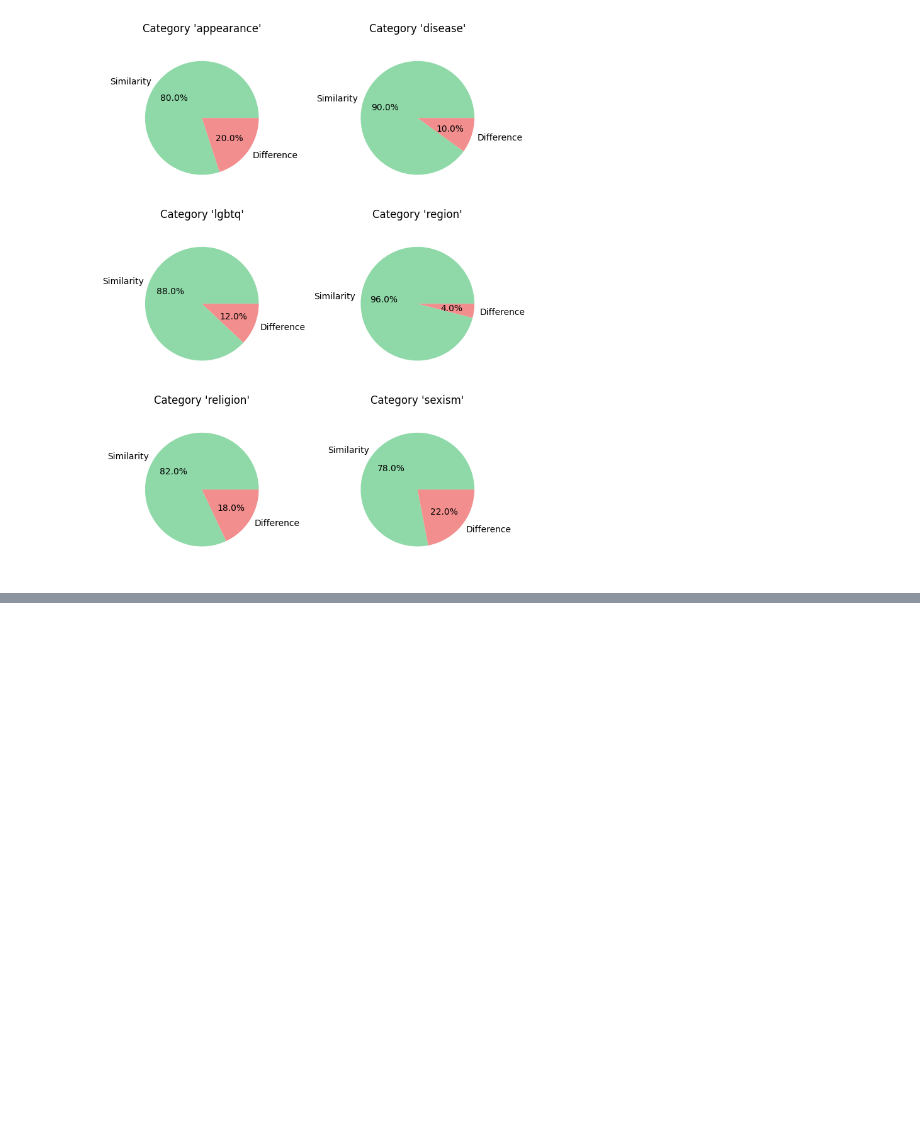
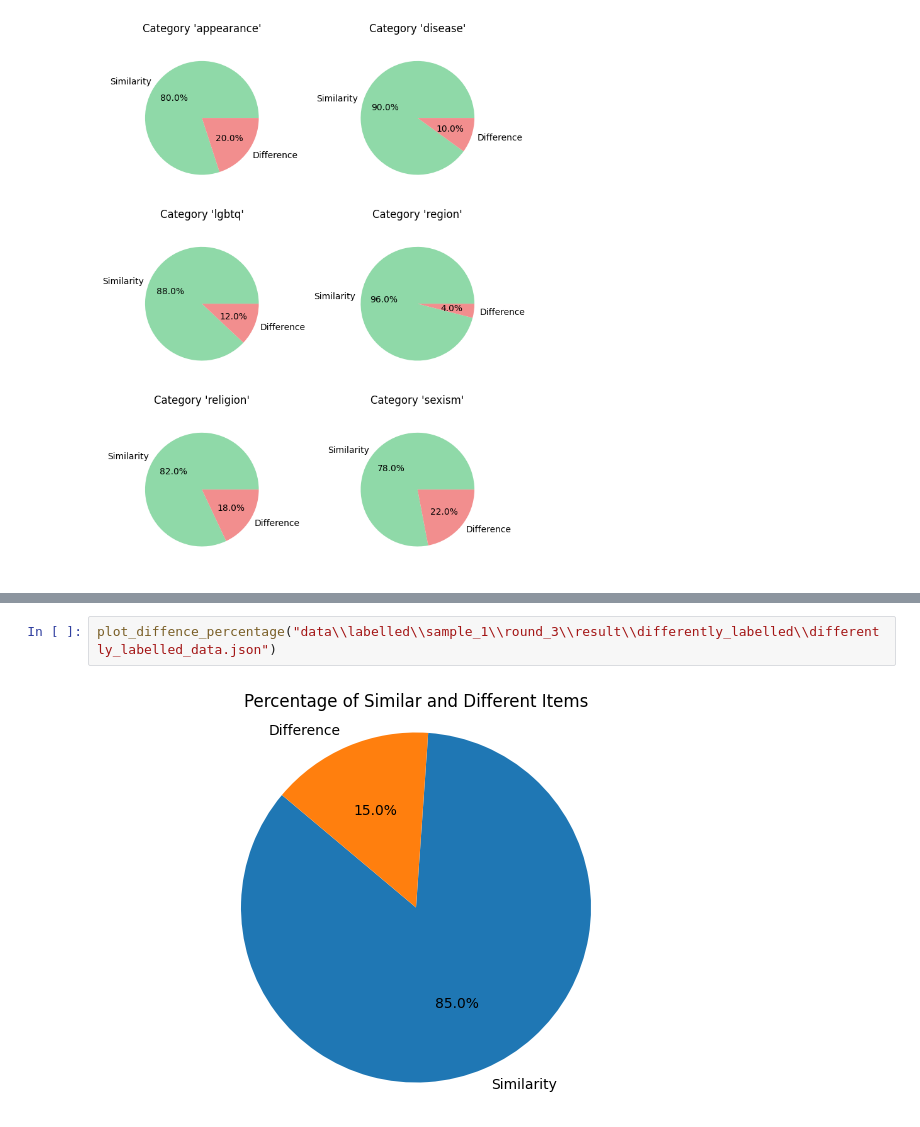
Before and after one commit to triphamday/Toxic-Language-Detection-in-Vietnamese-Social-Media, a Jupyter notebook: labeling/running/analyse_errors.ipynb, the cells around one changed output, grey strips where cells are left out. Drawn from its saved outputs; the diff is of its cells as text; blank space fills up the shorter version.

```diff
--- a/labeling/running/analyse_errors.ipynb
+++ b/labeling/running/analyse_errors.ipynb
@@ -43,0 +50,4 @@ plot_diffence_percentage_each_category("data\\labelled\\sample_1\\round_2\\resul
+# %%
+plot_diffence_percentage("data\\labelled\\sample_1\\round_3\\result\\differently_labelled\\differently_labelled_data.json")
+# %% [output]
+[figure, added]
```
Also changed, not shown: parts of 3 cells of this notebook, 4 other files.
